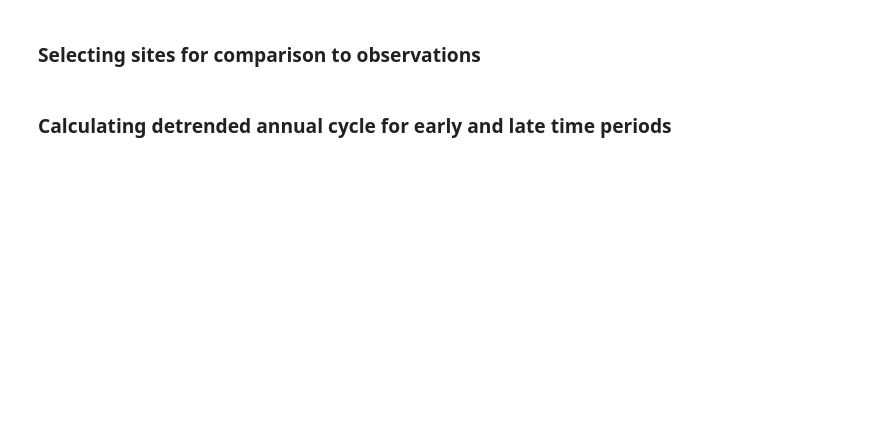
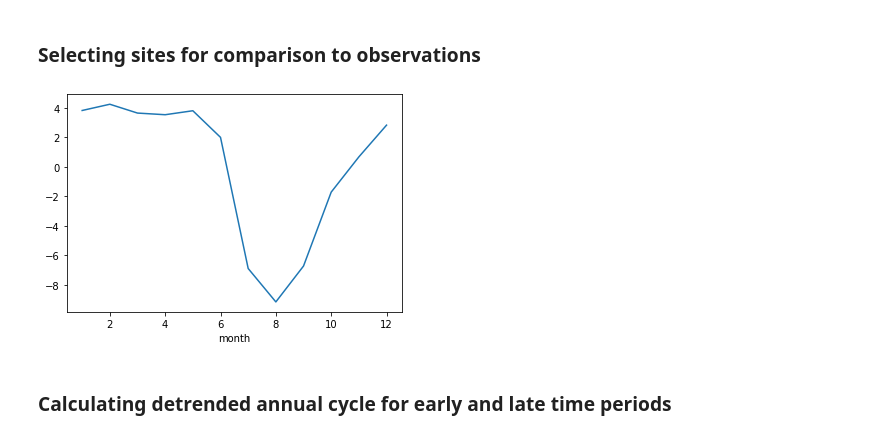
Before and after one commit to wwieder/ctsm_py, a Jupyter notebook: notebooks/CO2Amp_Problems.ipynb, the cells around one changed output. Saved outputs shown, nothing was run; the diff lists cells and outputs as text; code cells hidden in the pictures; blank space fills up the shorter version.

```diff
--- a/notebooks/CO2Amp_Problems.ipynb
+++ b/notebooks/CO2Amp_Problems.ipynb
@@ -105,6 +130,12 @@ for x in range(6):
     CESM2pointloop = CESM2pointloop.isel(lev=cesm2levs[x])
     CESM1points[x] = CESM1pointloop
     CESM2points[x] = CESM2pointloop
+# %%
+temp = CESM2points[0].sel(time=slice('1980','1985'))
+#temp.plot()
+xr.DataArray(signal.detrend(temp),coords={'time':temp.time}, dims='time').groupby("time.month").mean().plot();
+# %% [output]
+[figure, added]
 # %% [markdown]
 ### Calculating detrended annual cycle for early and late time periods
 # %%
```
Also changed, not shown: parts of 12 cells of this notebook.
